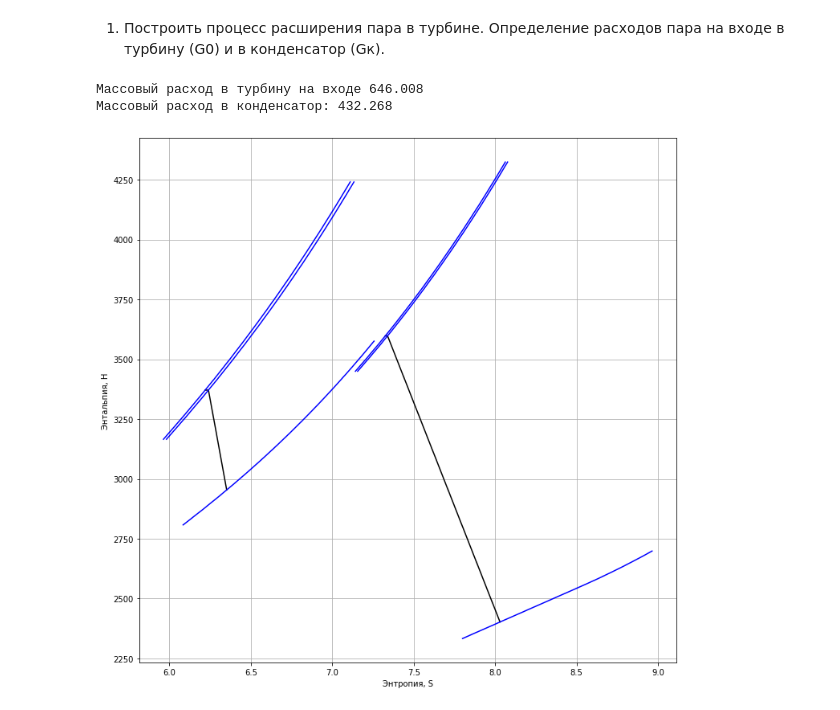
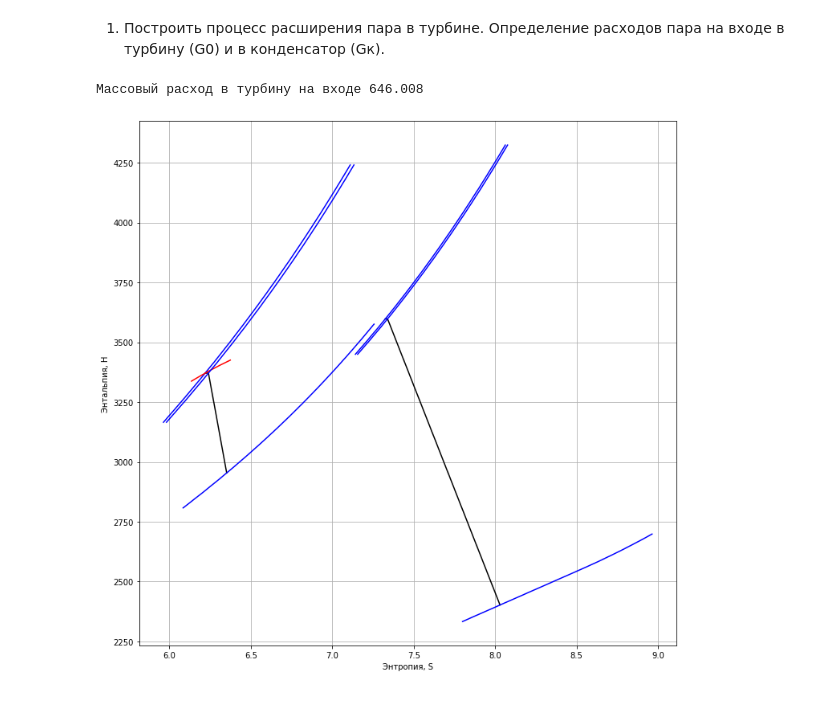
Before and after one commit to AndreyBarTF/turbines_autumn_2022-Homework, a Jupyter notebook: Пункт_1.ipynb, the cells around one changed output. Cells and saved outputs as stored; diff of their text form; code cells hidden in the pictures.

```diff
--- a/Пункт_1.ipynb
+++ b/Пункт_1.ipynb
@@ -121,13 +121,15 @@ estimated_heat_drop = efficiency * ((point_0.h - point_feed_water.h) + (point_mi
 inlet_mass_flow = electrical_power / (estimated_heat_drop * 1000 * mechanical_efficiency * generator_efficiency)
 
 #Массовый расход в конденсатор
-condenser_mass_flow = (
-    electrical_power /
-    ((point_2.h - point_k_water.h) * 1000 * mechanical_efficiency * generator_efficiency) * ((1 / efficiency) - 1)
-)
+def condenser_mass_flow():
+
+  condenser_mass_flow = (
+      electrical_power /
+      ((point_2.h - point_k_water.h) * 1000 * mechanical_efficiency * generator_efficiency) * ((1 / efficiency) - 1)
+  )
 
 print("Массовый расход в турбину на входе", round(inlet_mass_flow, 3))
-print("Массовый расход в конденсатор:", round(condenser_mass_flow, 3))
+#print("Массовый расход в конденсатор:", round(condenser_mass_flow, 3))
 
 #Построение процесса расширения в турбине
 t0 = np.arange(500,900,25)
@@ -184,9 +186,16 @@ for index in range(len(_point_middle_s)):
   point_2s.append(gas(P=p_k * unit, h=h_2_[index]).s)
   point_2h.append(gas(P=p_k * unit, h=h_2_[index]).h)
 
-
-
-
+def multiply1(x):
+    return x * 10**6
+p_00 = np.arange(20,30,2)
+p_00 = list(map(multiply1,p_00))
+#_point_0
+points_ss = []
+points_hh = []
+for value in p_00:
+  points_ss.append(gas(P = value * unit, T=to_kelvin(t_0)).s)
+  points_hh.append(gas(P = value * unit, T=to_kelvin(t_0)).h)
 
 fig, ax = plt.subplots()
 X1 = [_point_0.s,point_0.s,point_1.s]
@@ -194,32 +203,37 @@ Y1 = [_point_0.h,point_0.h,point_1.h]
 Z1 = points_s #X
 Z2 = points_h #Y
 Z3 = points_0s
 Z4 = points_0h
 Z5 = point_1s
 Z6 = point_1h
+W1 = points_ss
+W2 = points_hh
+
 X2 = [_point_middle.s,point_middle.s,point_2.s]
 Y2 = [_point_middle.h,point_middle.h,point_2.h]
 Z11 = _point_middle_s
 Z22 = _point_middle_h
 Z33 = point_middle_s
 Z44 = point_middle_h
 Z55 = point_2s
 Z66 = point_2h
+
 plt.xlabel("Энтропия, S")
 plt.ylabel("Энтальпия, H")
 plt.plot(X1, Y1, color="black")
 plt.plot(X2, Y2, color="black")
 plt.plot(Z1, Z2, color="blue")
+plt.plot(W1, W2, color="red")
+
 plt.plot(Z3, Z4, color="blue")
 plt.plot(Z5, Z6, color="blue")
 plt.plot(Z11, Z22, color="blue")
 plt.plot(Z33, Z44, color="blue")
 plt.plot(Z55, Z66, color="blue")
 plt.grid()
 fig.set_figwidth(12)    #  ширина и
 fig.set_figheight(12)    #  высота "Figure"
 plt.show()
 # %% [output]
 Массовый расход в турбину на входе 646.008
-Массовый расход в конденсатор: 432.268
-[figure, old version]
+[figure, new version]
```
Also changed, not shown: parts of 2 cells of this notebook.
